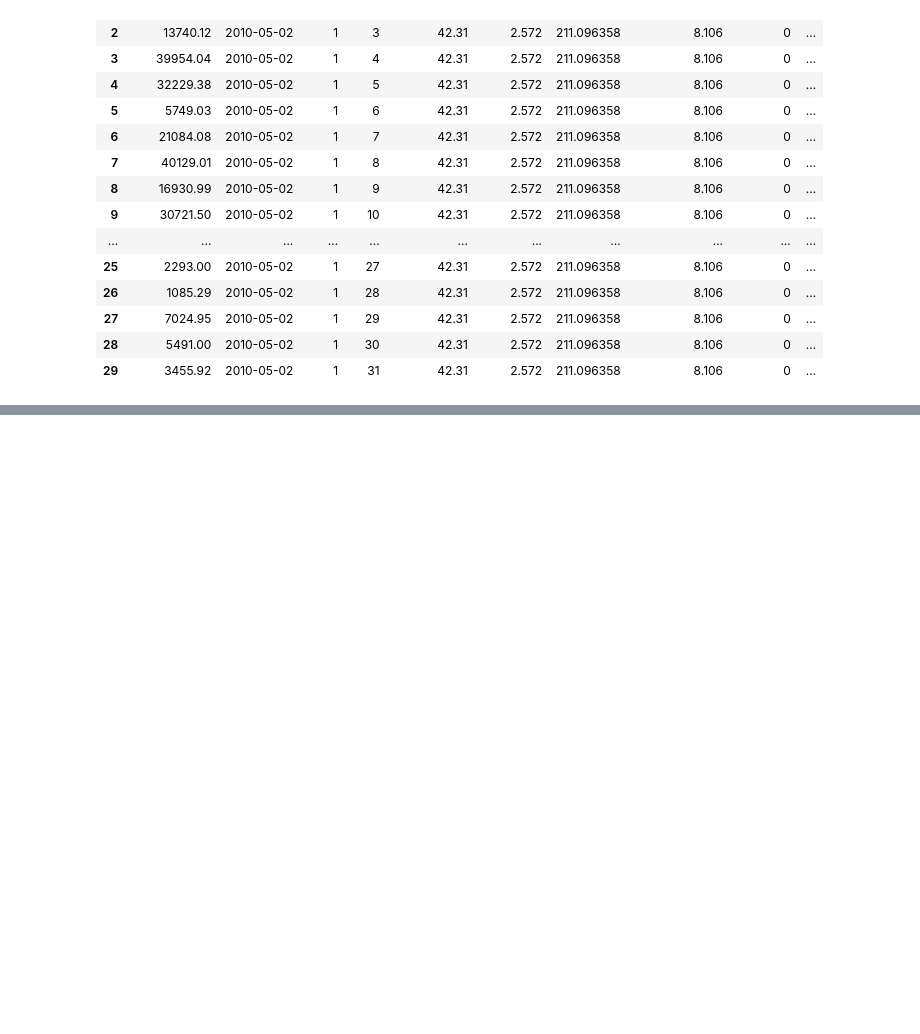
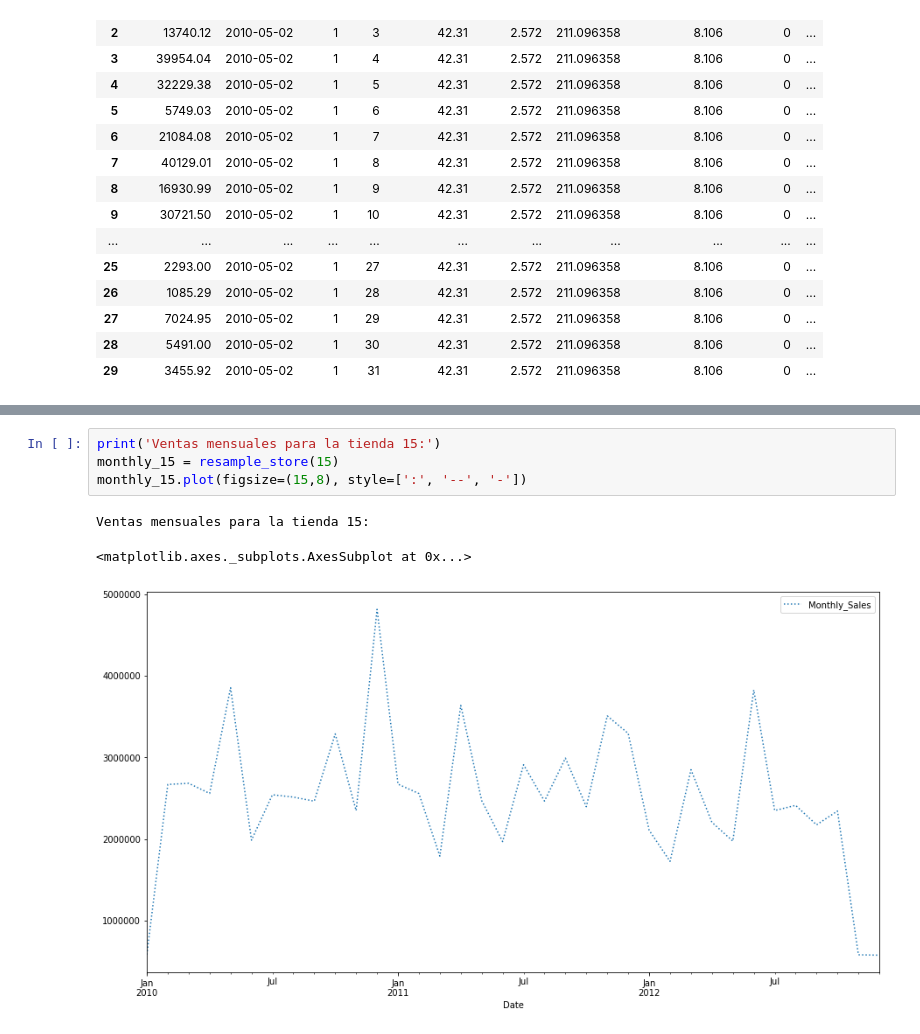
Before and after one commit to dbourdin/diplodatos-mentorias, a Jupyter notebook: AnalisisYCuracion/retail_data_analytics.ipynb, the cells around one changed output, grey strips where cells are left out. Drawn from its saved outputs; the diff is of its cells as text; blank space fills up the shorter version.

```diff
--- a/AnalisisYCuracion/retail_data_analytics.ipynb
+++ b/AnalisisYCuracion/retail_data_analytics.ipynb
@@ -467,0 +469,8 @@ features_1[features_1.Date=='2010-05-02']
+# %%
+print('Ventas mensuales para la tienda 15:')
+monthly_15 = resample_store(15)
+monthly_15.plot(figsize=(15,8), style=[':', '--', '-'])
+# %% [output]
+Ventas mensuales para la tienda 15:
+<matplotlib.axes._subplots.AxesSubplot at 0x...>
+[figure, added]
```
Also changed, not shown: parts of 15 cells of this notebook.
